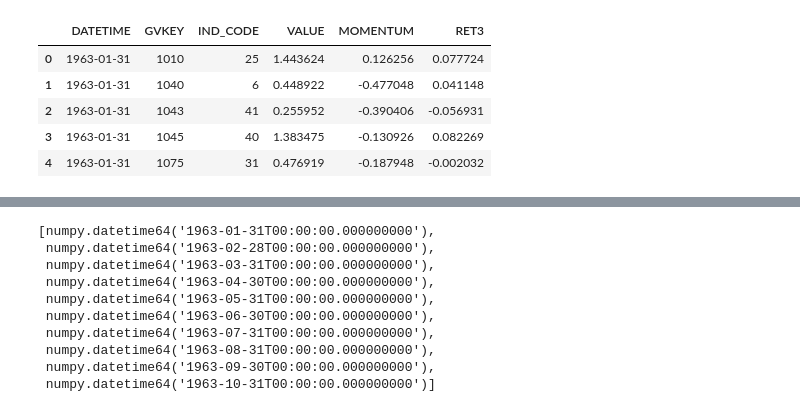
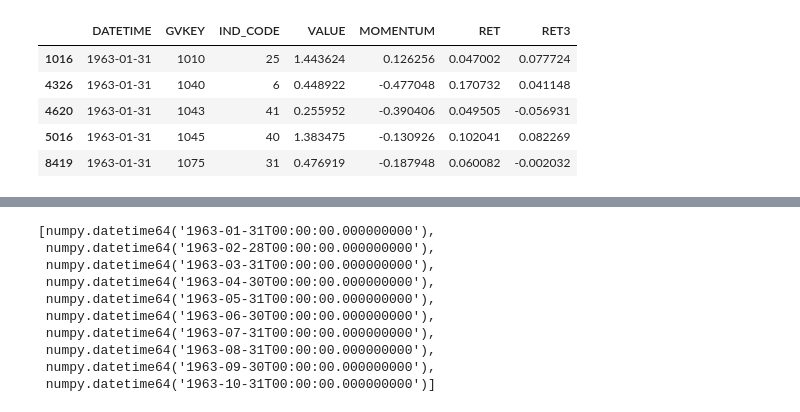
Before and after one commit to druce/ValueMomentum, a Jupyter notebook: 4.2. Performance (Classification).ipynb, the cells around one changed output, grey strips where cells are left out. Saved outputs shown, nothing was run; the diff lists cells and outputs as text; code cells hidden in the pictures.

```diff
--- a/4.2. Performance (Classification).ipynb
+++ b/4.2. Performance (Classification).ipynb
@@ -24,10 +69,10 @@ np.random.seed(random_state)
 # %%
-data = pd.read_pickle("data_forecast.pickle")[["DATETIME","GVKEY","IND_CODE","VALUE","MOMENTUM","RET3"]]
+data = pd.read_pickle("data.pickle")
 data.head()
 # %% [output]
-|  | DATETIME | GVKEY | IND_CODE | VALUE | MOMENTUM | RET3 |
-| 0 | 1963-01-31 | 1010 | 25 | 1.443624 | 0.126256 | 0.077724 |
-| 1 | 1963-01-31 | 1040 | 6 | 0.448922 | -0.477048 | 0.041148 |
-| 2 | 1963-01-31 | 1043 | 41 | 0.255952 | -0.390406 | -0.056931 |
-| 3 | 1963-01-31 | 1045 | 40 | 1.383475 | -0.130926 | 0.082269 |
-| 4 | 1963-01-31 | 1075 | 31 | 0.476919 | -0.187948 | -0.002032 |
+|  | DATETIME | GVKEY | IND_CODE | VALUE | MOMENTUM | RET | RET3 |
+| 1016 | 1963-01-31 | 1010 | 25 | 1.443624 | 0.126256 | 0.047002 | 0.077724 |
+| 4326 | 1963-01-31 | 1040 | 6 | 0.448922 | -0.477048 | 0.170732 | 0.041148 |
+| 4620 | 1963-01-31 | 1043 | 41 | 0.255952 | -0.390406 | 0.049505 | -0.056931 |
+| 5016 | 1963-01-31 | 1045 | 40 | 1.383475 | -0.130926 | 0.102041 | 0.082269 |
+| 8419 | 1963-01-31 | 1075 | 31 | 0.476919 | -0.187948 | 0.060082 | -0.002032 |
```
Also changed, not shown: parts of 58 cells of this notebook, 4 other files.
